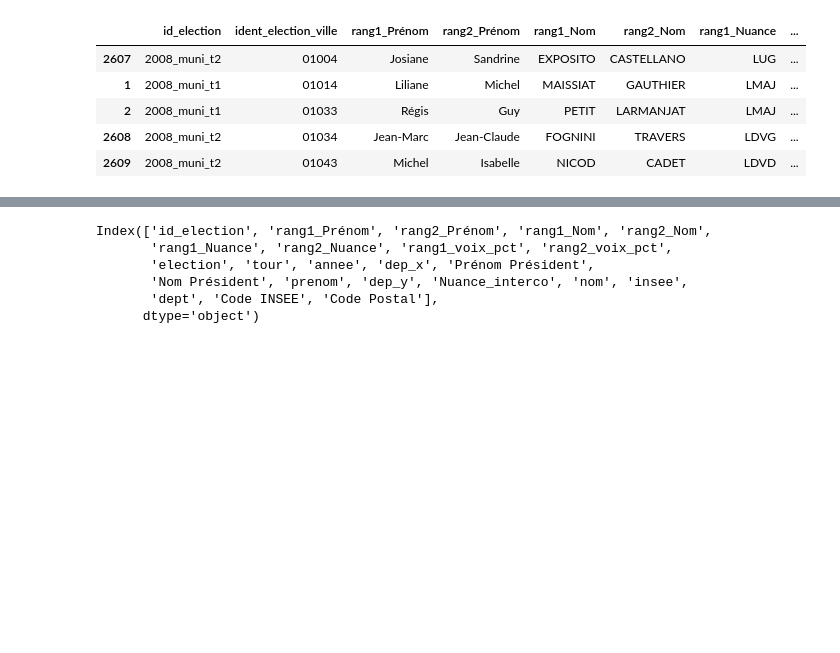
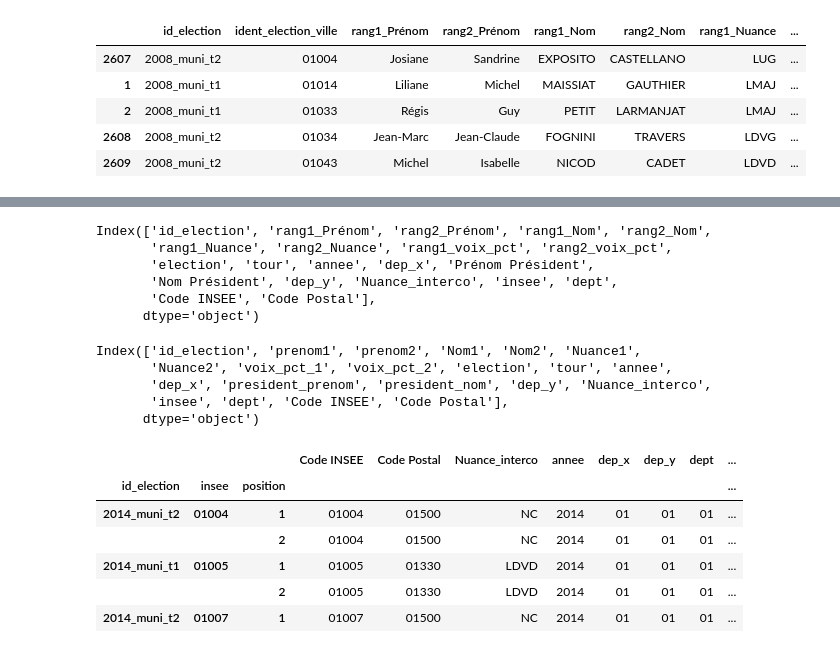
Before and after one commit to xdalp/projet3A, a Jupyter notebook: vote.ipynb, the cells around one changed output, grey strips where cells are left out. Drawn from its saved outputs; the diff is of its cells as text; code cells hidden in the pictures; blank space fills up the shorter version.

Commit message:
ajout deux fichiers wide et long pour duel maires

```diff
--- a/vote.ipynb
+++ b/vote.ipynb
@@ -764,7 +764,7 @@ duel_maires_avec_comm.drop(inplace=True, columns = ['ident_election_ville','Rég
        'Date de création', "Date d'effet", 'Mode de répartition des sièges',
        'Autre mode de répartition des sièges', 'Nombre de membres',
        'Population', 'Nombre de compétences exercées', 'Mode de financement',
-       'Civilité Président', 'siren', 'siren_membre',"raison_sociale"])
+       'Civilité Président', 'siren', 'siren_membre',"raison_sociale", "prenom", "nom"])
 # %%
 duel_maires_avec_comm.head()
 # %% [output]
@@ -788,8 +787,37 @@ duel_maires_avec_comm_et_code_postal_wide.columns
 Index(['id_election', 'rang1_Prénom', 'rang2_Prénom', 'rang1_Nom', 'rang2_Nom',
        'rang1_Nuance', 'rang2_Nuance', 'rang1_voix_pct', 'rang2_voix_pct',
        'election', 'tour', 'annee', 'dep_x', 'Prénom Président',
-       'Nom Président', 'prenom', 'dep_y', 'Nuance_interco', 'nom', 'insee',
-       'dept', 'Code INSEE', 'Code Postal'],
+       'Nom Président', 'dep_y', 'Nuance_interco', 'insee', 'dept',
+       'Code INSEE', 'Code Postal'],
       dtype='object')
 # %%
 duel_maires_avec_comm_et_code_postal_wide.to_csv("/home/onyxia/work/projet3A/donnees_electorales/donnees_duel_maires_wide.csv", index=False)
+# %%
+duel_maires_avec_comm_et_code_postal_wide_clean = duel_maires_avec_comm_et_code_postal_wide.rename(columns={"rang1_Prénom" : "prenom1",
+"rang2_Prénom" : "prenom2", "rang1_Nom" : "Nom1", "rang2_Nom" : "Nom2", "rang1_Nuance" : "Nuance1", "rang2_Nuance" : "Nuance2",
+'rang1_voix_pct' : "voix_pct_1", 'rang2_voix_pct' : "voix_pct_2",
+"Prénom Président" : "president_prenom", "Nom Président" : "president_nom"})
+duel_maires_avec_comm_et_code_postal_wide_clean.columns
+# %% [output]
+Index(['id_election', 'prenom1', 'prenom2', 'Nom1', 'Nom2', 'Nuance1',
+       'Nuance2', 'voix_pct_1', 'voix_pct_2', 'election', 'tour', 'annee',
+       'dep_x', 'president_prenom', 'president_nom', 'dep_y', 'Nuance_interco',
+       'insee', 'dept', 'Code INSEE', 'Code Postal'],
+      dtype='object')
+# %%
+duel_maires_avec_comm_et_code_postal_long = pd.wide_to_long(
+    duel_maires_avec_comm_et_code_postal_wide_clean,
+    stubnames=["Nom", "prenom","Nuance","voix_pct_"],
+    i=['id_election','insee'],
+    j="position"
+)
+# %%
+duel_maires_avec_comm_et_code_postal_long.head()
+# %% [output]
+|  |  |  | Code INSEE | Code Postal | Nuance_interco | annee | dep_x | dep_y | dept | ... |
+| id_election | insee | position |  |  |  |  |  |  |  | ... |
+| 2014_muni_t2 | 01004 | 1 | 01004 | 01500 | NC | 2014 | 01 | 01 | 01 | ... |
+|  |  | 2 | 01004 | 01500 | NC | 2014 | 01 | 01 | 01 | ... |
+| 2014_muni_t1 | 01005 | 1 | 01005 | 01330 | LDVD | 2014 | 01 | 01 | 01 | ... |
+|  |  | 2 | 01005 | 01330 | LDVD | 2014 | 01 | 01 | 01 | ... |
+| 2014_muni_t2 | 01007 | 1 | 01007 | 01500 | NC | 2014 | 01 | 01 | 01 | ... |
```
Also changed, not shown: parts of 2 cells of this notebook, 2 other files.
